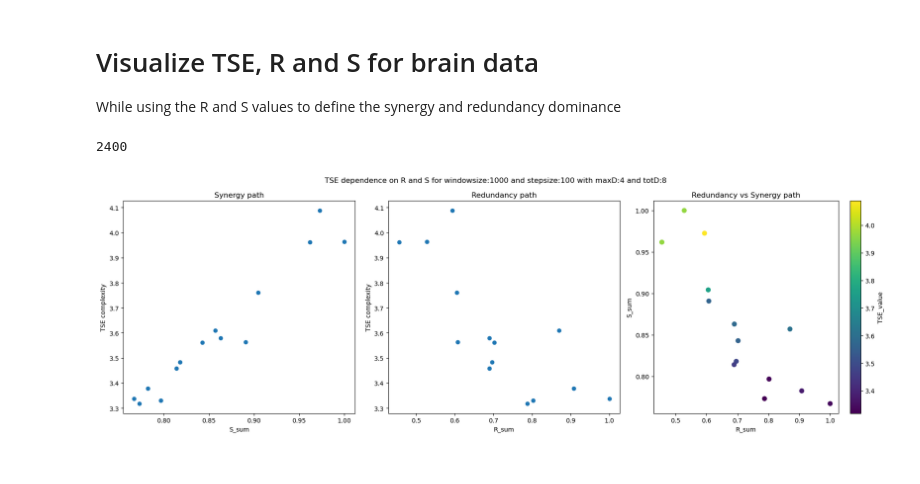
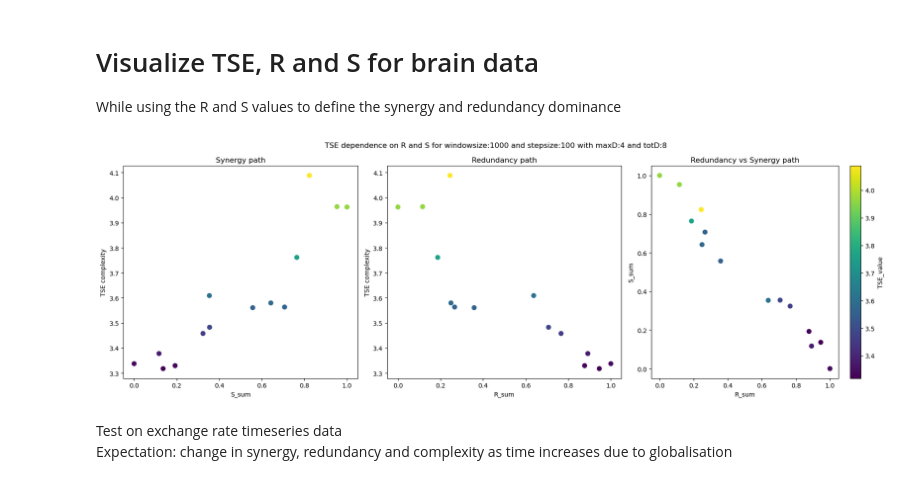
Before and after one commit to cyrilrommens/PhD_1, a Jupyter notebook: TSE_data_TC_MI.ipynb, the cells around one changed output. Saved outputs shown, nothing was run; the diff lists cells and outputs as text; code cells hidden in the pictures.

Commit message:
Include new scripts with; - infotopo module without 'PROGRESS' prints or plots - TSE structure with relative R and S and TSE computed from TC values

```diff
--- a/TSE_data_TC_MI.ipynb
+++ b/TSE_data_TC_MI.ipynb
@@ -123,10 +179,6 @@ df_random = pd.read_csv("Data\\timeseries_test.txt", delim_whitespace=True)
 # Brain data
 df_brain = pd.read_csv("C:\\Users\\cyril\\Documents\\Personal\\Github\\PhD_1\\Data\\100206_rfMRI_REST1_Atlas_MSMAll_hp2000_clean_Schaefer2018_100Parcels_7Networks_Tian_Subcortex_S1_3T.txt", sep='\t', header=None, usecols=lambda col: col != 'Time')
 df_brain = df_brain.transpose()
-# %%
-df_brain.shape[0]
-# %% [output]
-2400
 # %%
 # Set information extraction conditions
 df = df_brain
@@ -135,36 +187,44 @@ window_step = 100 #int(df.shape[0]/100)
 dimension_max = 4
 dimension_tot = 8
 
-TSE_R_S_df = interactions_values(df, window_size, window_step, dimension_max, dimension_tot)
+#TSE_R_S_df_dominance = interactions_values_dominance(df, window_size, window_step, dimension_max, dimension_tot)
+TSE_R_S_df_relative = interactions_values_relative(df, window_size, window_step, dimension_max, dimension_tot)
+# %%
+# Normalize the columns for the relative plot to improve visualization
+normalized_TSE_R_S_df_relative = normalize_columns(TSE_R_S_df_relative)
 # %%
 # Create a figure with 1 row and 3 columns for subplots
+df = normalized_TSE_R_S_df_relative
 plt.figure(figsize=(18, 6))
 
 # First subplot for Synergy path
 plt.subplot(1, 3, 1)  # (rows, columns, index)
-plt.scatter(TSE_R_S_df['S_sum'], TSE_R_S_df['TSE_value'])
+plt.scatter(df['S_sum'], df['TSE_value'], c=df['TSE_value'], cmap='viridis', s=50)
 plt.xlabel('S_sum')
 plt.ylabel('TSE complexity')
 plt.title('Synergy path')
 
 # Second subplot for Redundancy path
 plt.subplot(1, 3, 2)
-plt.scatter(TSE_R_S_df['R_sum'], TSE_R_S_df['TSE_value'])
+plt.scatter(df['R_sum'], df['TSE_value'], c=df['TSE_value'], cmap='viridis', s=50)
 plt.xlabel('R_sum')
 plt.ylabel('TSE complexity')
 plt.title('Redundancy path')
 
 # Third subplot for Redundancy vs Synergy path
 plt.subplot(1, 3, 3)
-plt.scatter(TSE_R_S_df['R_sum'], TSE_R_S_df['S_sum'], c=TSE_R_S_df['TSE_value'], cmap='viridis', s=50)
+plt.scatter(df['R_sum'], df['S_sum'], c=df['TSE_value'], cmap='viridis', s=50)
 plt.colorbar(label='TSE_value')
 plt.xlabel('R_sum')
 plt.ylabel('S_sum')
 plt.title('Redundancy vs Synergy path')
 
 # Adjust layout to avoid overlap and display the plot
 plt.suptitle(f'TSE dependence on R and S for windowsize:{window_size} and stepsize:{window_step} with maxD:{dimension_max} and totD:{dimension_tot}')
 plt.tight_layout()
 plt.show()
 # %% [output]
-[figure, old version]
+[figure, new version]
+# %% [markdown]
+Test on exchange rate timeseries data \
+Expectation: change in synergy, redundancy and complexity as time increases due to globalisation
```
Also changed, not shown: parts of 11 cells of this notebook, 5 other files.
